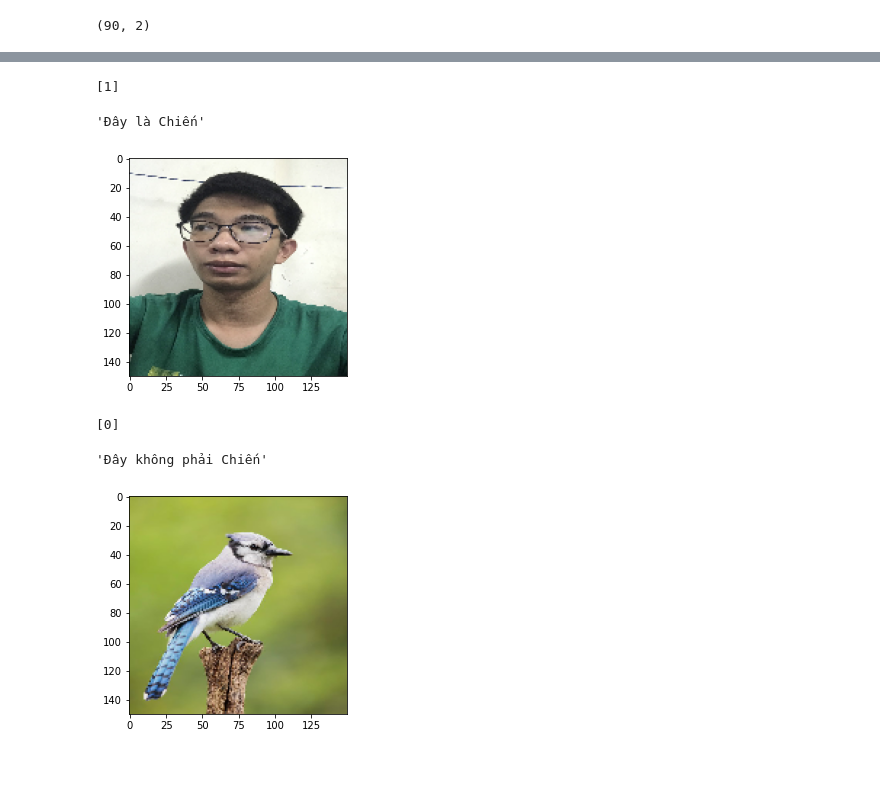
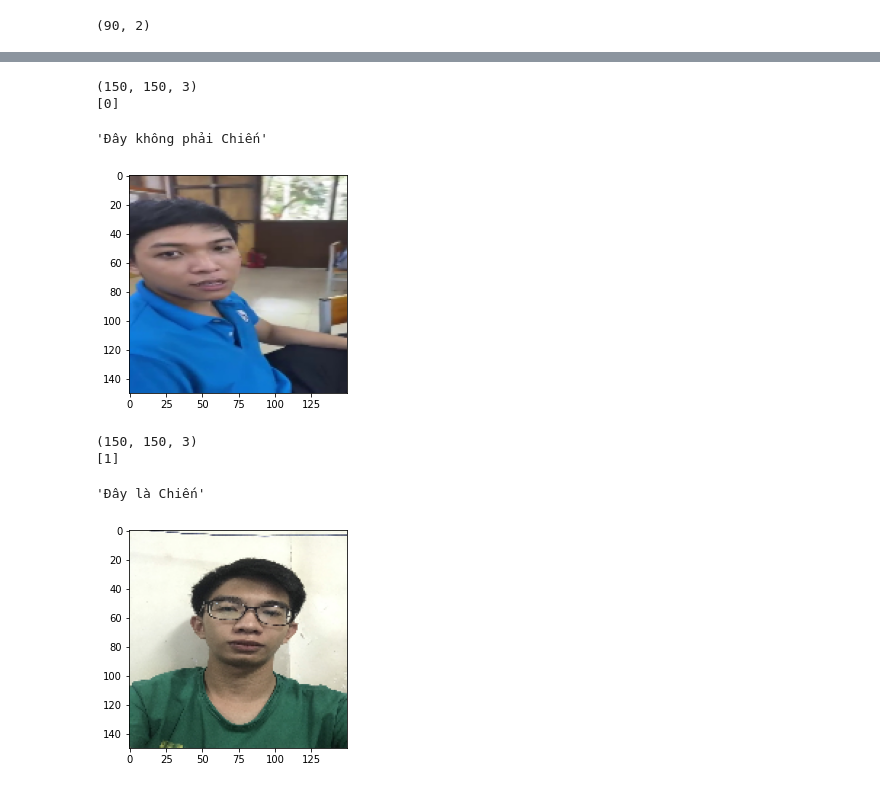
Before and after one commit to QuangLe102/AI, a Jupyter notebook: BT1_ANN_Nhandienkhuonmat.ipynb, the cells around one changed output, grey strips where cells are left out. Saved outputs shown, nothing was run; the diff lists cells and outputs as text; code cells hidden in the pictures.

```diff
--- a/BT1_ANN_Nhandienkhuonmat.ipynb
+++ b/BT1_ANN_Nhandienkhuonmat.ipynb
@@ -100,31 +99,32 @@ plt.show()
 # %%
-from tensorflow.keras.preprocessing.image import load_img, img_to_array
-img = load_img('88.jpg', target_size = (150, 150))
-plt.imshow(img)
-img = img_to_array(img)
-img = img.reshape(1, -1)
+test = 15
+plt.imshow(cv2.cvtColor(x_pre[test], cv2.COLOR_BGR2RGB))
+print(x_pre[test].shape)
+img = x_pre[test].reshape(1,-1)
 img = img.astype('float32')
-img = img / 255
+img /= 255
 pred = np.argmax(model.predict(img), axis = 1)
 print(pred)
 Label = ['Đây không phải Chiến', 'Đây là Chiến']
 Label[pred[0]]
 # %% [output]
-[1]
+(150, 150, 3)
+[0]
-'Đây là Chiến'
+'Đây không phải Chiến'
-[figure, old version]
+[figure, new version]
 # %%
-img = load_img('chim.jpg', target_size = (150, 150))
-plt.imshow(img)
-img = img_to_array(img)
-img = img.reshape(1, -1)
+test = 85
+plt.imshow(cv2.cvtColor(x_pre[test], cv2.COLOR_BGR2RGB))
+print(x_pre[test].shape)
+img = x_pre[test].reshape(1,-1)
 img = img.astype('float32')
 img /= 255
 pred = np.argmax(model.predict(img), axis = 1)
 print(pred)
 Label = ['Đây không phải Chiến', 'Đây là Chiến']
 Label[pred[0]]
 # %% [output]
-[0]
+(150, 150, 3)
+[1]
-'Đây không phải Chiến'
+'Đây là Chiến'
-[figure, old version]
+[figure, new version]
```
Also changed, not shown: parts of 5 cells of this notebook.
